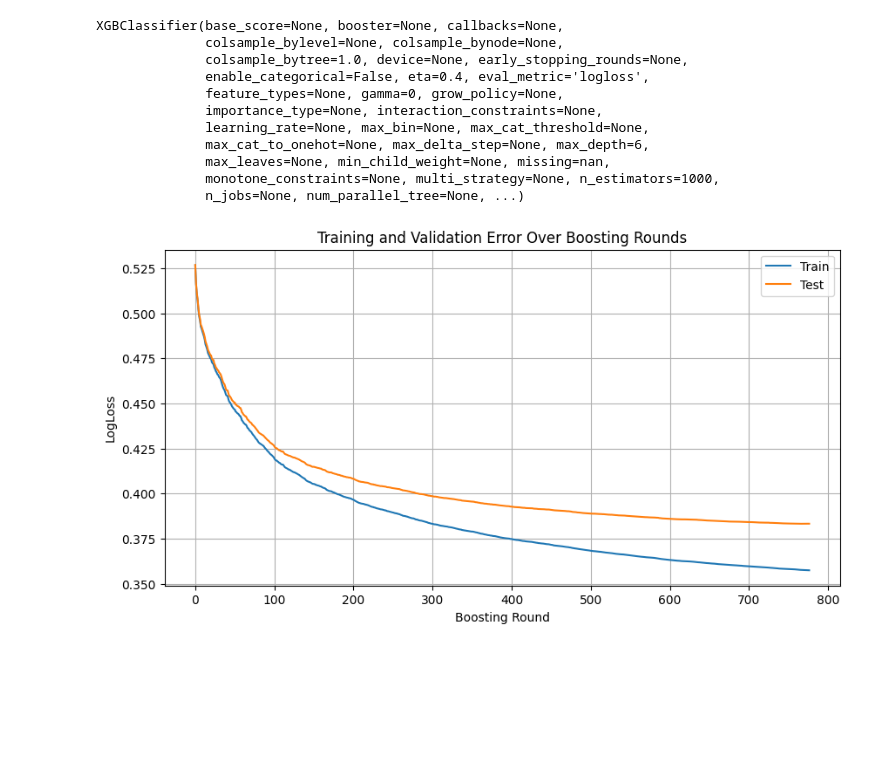
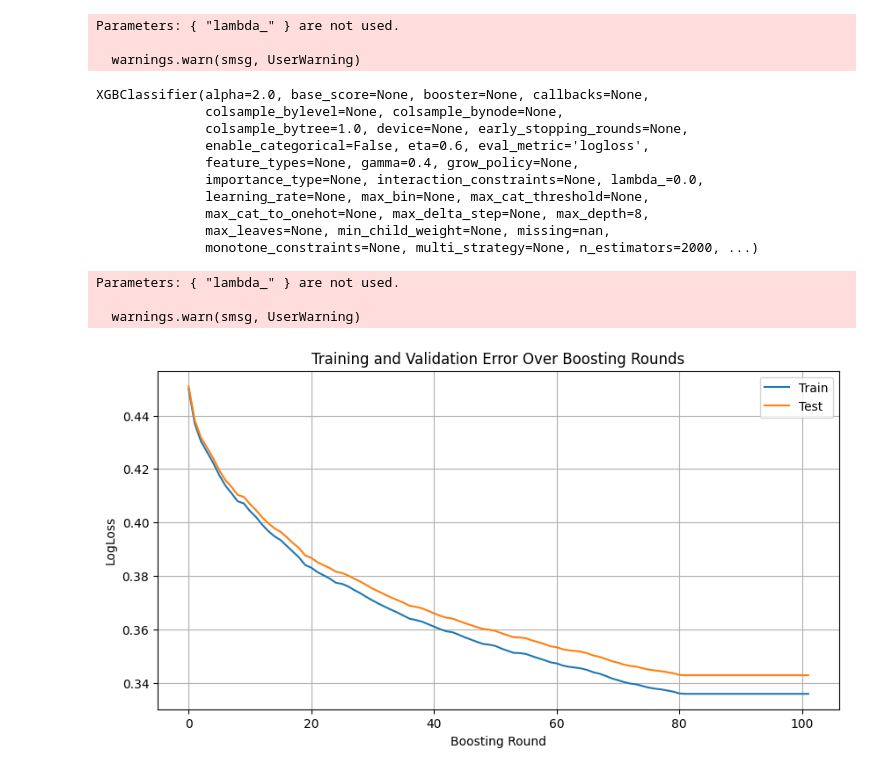
Before and after one commit to emiljino/XGBoost_OD_TBBE, a Jupyter notebook: XGBoost_ModelTraining/XGB2Training.ipynb, the cells around one changed output. Saved outputs shown, nothing was run; the diff lists cells and outputs as text; code cells hidden in the pictures; blank space fills up the shorter version.

```diff
--- a/XGBoost_ModelTraining/XGB2Training.ipynb
+++ b/XGBoost_ModelTraining/XGB2Training.ipynb
@@ -64,11 +64,11 @@ from sklearn.metrics import accuracy_score, classification_report
 
 # 1. Import the data
 data = pd.read_csv(
-    "/Volumes/Kingston XS2000 Media/XGBoost_OD_TBBE/XGBoostTraining/dataXgb2Training/XGB2_Top_20%.csv"
+    "/Volumes/T9/XGBoost_OD_TBBE/XGBoostTraining/dataXgb2_2000mNoStack/XGB_Top_20%.csv"
 )
 decision_counts = data["decision"].value_counts()
 print(decision_counts)
-# 2. Preprocessing
+
 
 # Remove potentially irrelevant columns
 data = data.drop(
@@ -286,17 +352,12 @@ plt.show()
 import xgboost as xgb
 import matplotlib.pyplot as plt
 
-# Use the best parameters from the grid search
-best_params = grid_search.best_params_
-print(best_params)
+# Use the best parameters from the Bayesian optimization
+print("Best parameters found:", best_params)
 
 # Convert the booster to scikit-learn format using best parameters
 best_xgb_estimator = xgb.XGBClassifier(
-    objective="binary:logistic",
-    eval_metric="logloss",
-    random_state=42,
-    n_estimators=100,
-    **best_params
+    objective="binary:logistic", random_state=42, n_estimators=100, **best_params
 )
 
 # Evaluate the model's performance on train and test datasets during training
@@ -326,7 +390,7 @@ best_xgb_estimator = xgb.XGBClassifier(
     objective="binary:logistic",
     eval_metric="logloss",
     random_state=42,
-    n_estimators=1000,  # Increasing n_estimators
+    n_estimators=2000,  # Increasing n_estimators to 2000
     **best_params
 )
 
@@ -336,44 +400,53 @@ best_xgb_estimator.fit(
     X_train,
     y_train,
     eval_set=eval_set,
-    early_stopping_rounds=10,  # Adding early stopping
+    early_stopping_rounds=20,  # Increasing early stopping rounds to 20
     verbose=False,
 )
 # %% [output]
-XGBClassifier(base_score=None, booster=None, callbacks=None,
-              colsample_bylevel=None, colsample_bynode=None,
-              colsample_bytree=1.0, device=None, early_stopping_rounds=None,
-              enable_categorical=False, eta=0.4, eval_metric='logloss',
-              feature_types=None, gamma=0, grow_policy=None,
-              importance_type=None, interaction_constraints=None,
-              learning_rate=None, max_bin=None, max_cat_threshold=None,
-              max_cat_to_onehot=None, max_delta_step=None, max_depth=6,
-              max_leaves=None, min_child_weight=None, missing=nan,
-              monotone_constraints=None, multi_strategy=None, n_estimators=1000,
-              n_jobs=None, num_parallel_tree=None, ...)
+Parameters: { "lambda_" } are not used.
+
+  warnings.warn(smsg, UserWarning)
+XGBClassifier(alpha=2.0, base_score=None, booster=None, callbacks=None,
+              colsample_bylevel=None, colsample_bynode=None,
+              colsample_bytree=1.0, device=None, early_stopping_rounds=None,
+              enable_categorical=False, eta=0.6, eval_metric='logloss',
+              feature_types=None, gamma=0.4, grow_policy=None,
+              importance_type=None, interaction_constraints=None, lambda_=0.0,
+              learning_rate=None, max_bin=None, max_cat_threshold=None,
+              max_cat_to_onehot=None, max_delta_step=None, max_depth=8,
+              max_leaves=None, min_child_weight=None, missing=nan,
+              monotone_constraints=None, multi_strategy=None, n_estimators=2000, ...)
 # %%
 # Evaluate the model's performance on train and test datasets during training
 eval_set = [(X_train, y_train), (X_test, y_test)]
 best_xgb_estimator.fit(
-    X_train, y_train, eval_set=eval_set, early_stopping_rounds=10, verbose=False
+    X_train,
+    y_train,
+    eval_set=eval_set,
+    early_stopping_rounds=20,  # Increasing early stopping rounds to 20
+    verbose=False,
 )
 
 # Extract and plot the training and test logloss over boosting rounds
 results = best_xgb_estimator.evals_result()
 train_errors = results["validation_0"]["logloss"]
 test_errors = results["validation_1"]["logloss"]
 
 plt.figure(figsize=(10, 5))
 plt.plot(train_errors, label="Train")
 plt.plot(test_errors, label="Test")
 plt.xlabel("Boosting Round")
 plt.ylabel("LogLoss")
 plt.title("Training and Validation Error Over Boosting Rounds")
 plt.legend()
 plt.grid(True)
 plt.show()
 # %% [output]
+Parameters: { "lambda_" } are not used.
+
+  warnings.warn(smsg, UserWarning)
-[figure, old version]
+[figure, new version]
 # %%
 import xgboost as xgb
 import matplotlib.pyplot as plt
```
Also changed, not shown: parts of 15 cells of this notebook, 51 other files.
